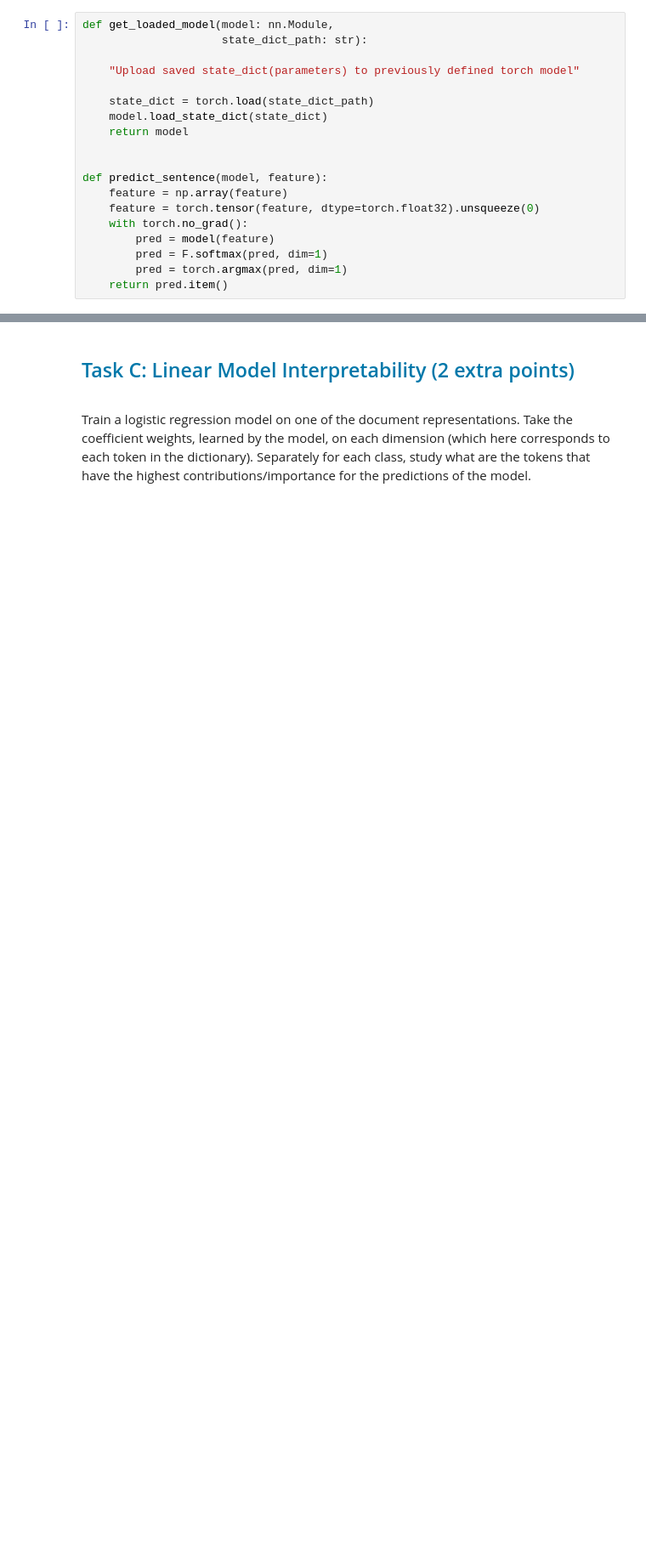
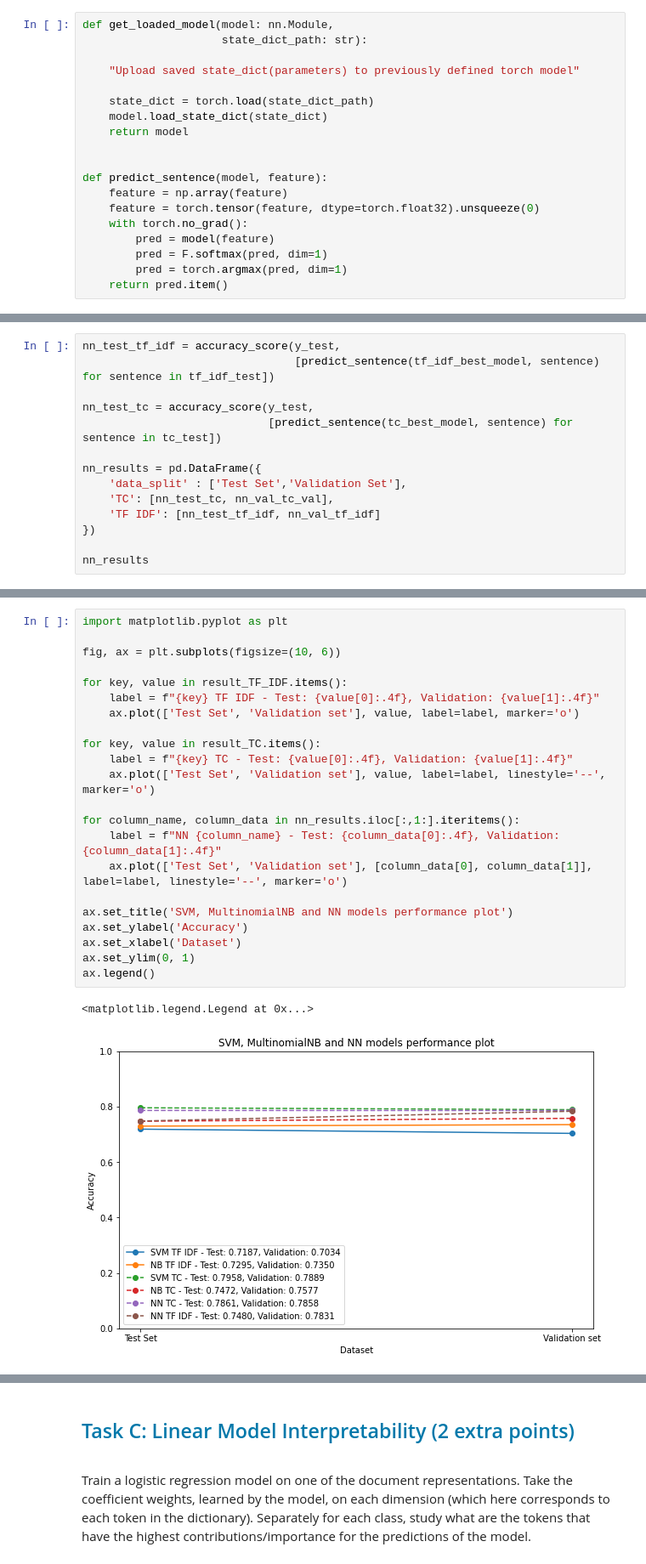
Before and after one commit to ozoin/NLP_Project, a Jupyter notebook: Assignment1.ipynb, the cells around one changed output, grey strips where cells are left out. Shown: that part at 85% size. Drawn from its saved outputs; the diff is of its cells as text; blank space fills up the shorter version.

```diff
--- a/Assignment1.ipynb
+++ b/Assignment1.ipynb
@@ -794,0 +834,14 @@ Image.open(tc_best_model_stats)
+# %%
+nn_test_tf_idf = accuracy_score(y_test,
+                                [predict_sentence(tf_idf_best_model, sentence) for sentence in tf_idf_test])
+
+nn_test_tc = accuracy_score(y_test,
+                            [predict_sentence(tc_best_model, sentence) for sentence in tc_test])
+
+nn_results = pd.DataFrame({
+    'data_split' : ['Test Set','Validation Set'],
+    'TC': [nn_test_tc, nn_val_tc_val],
+    'TF IDF': [nn_test_tf_idf, nn_val_tf_idf]
+})
+
+nn_results
@@ -796,0 +1000,25 @@ In colclusion, hidden size of 50 seems to work the best. Although, what we see a
+# %%
+import matplotlib.pyplot as plt
+
+fig, ax = plt.subplots(figsize=(10, 6))
+
+for key, value in result_TF_IDF.items():
+    label = f"{key} TF IDF - Test: {value[0]:.4f}, Validation: {value[1]:.4f}"
+    ax.plot(['Test Set', 'Validation set'], value, label=label, marker='o')
+
+for key, value in result_TC.items():
+    label = f"{key} TC - Test: {value[0]:.4f}, Validation: {value[1]:.4f}"
+    ax.plot(['Test Set', 'Validation set'], value, label=label, linestyle='--', marker='o')
+
+for column_name, column_data in nn_results.iloc[:,1:].iteritems():
+    label = f"NN {column_name} - Test: {column_data[0]:.4f}, Validation: {column_data[1]:.4f}"
+    ax.plot(['Test Set', 'Validation set'], [column_data[0], column_data[1]], label=label, linestyle='--', marker='o')
+
+ax.set_title('SVM, MultinomialNB and NN models performance plot')
+ax.set_ylabel('Accuracy')
+ax.set_xlabel('Dataset')
+ax.set_ylim(0, 1)
+ax.legend()
+# %% [output]
+<matplotlib.legend.Legend at 0x...>
+[figure, added]
```
Also changed, not shown: parts of 28 cells of this notebook.
